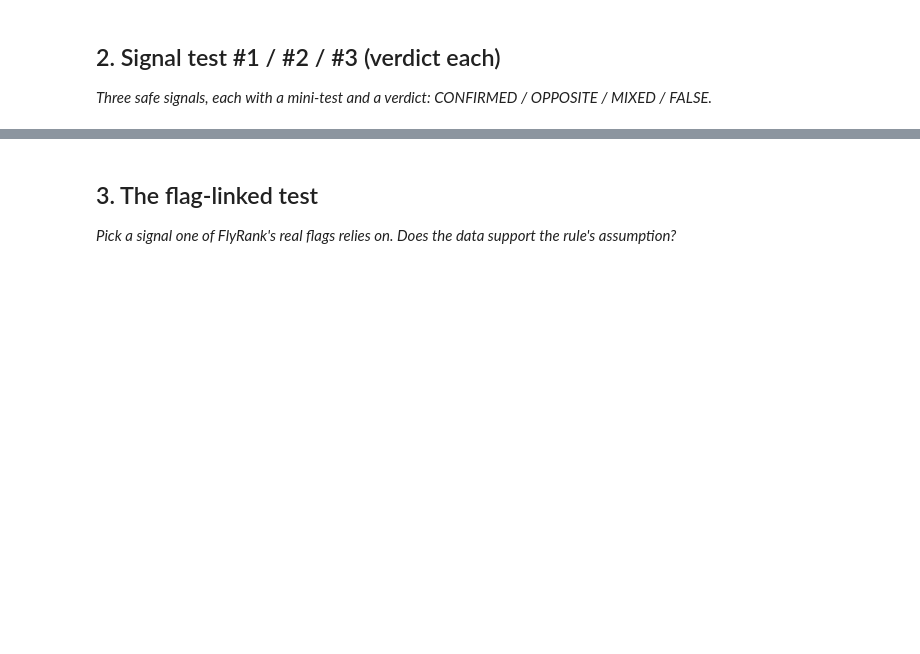
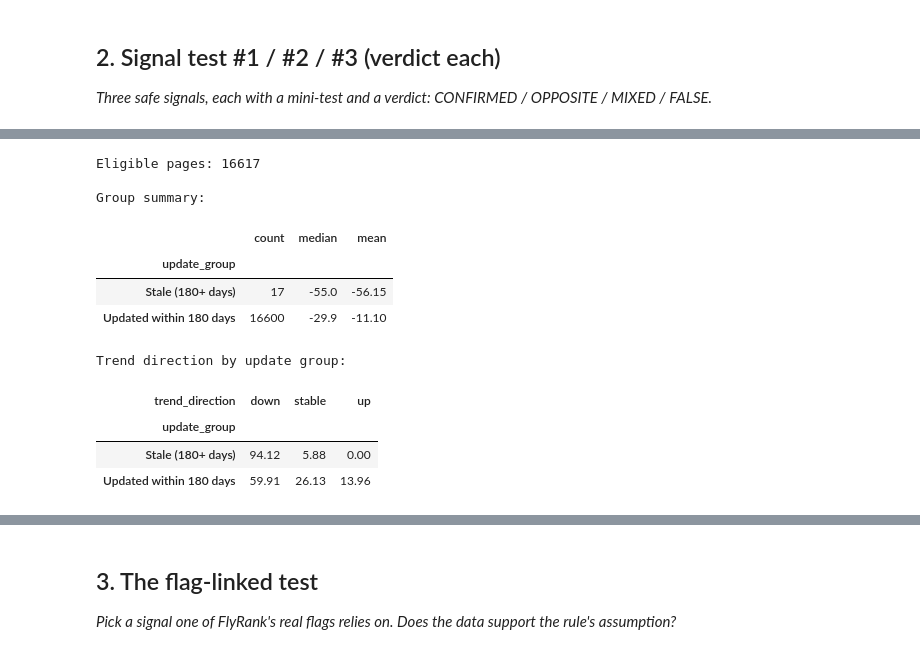
Before and after one commit to Ruchi74/flyrank-ml-internship, a Jupyter notebook: work/notebooks/w04_signal_audit.ipynb, the cells around one changed output, grey strips where cells are left out. Cells and saved outputs as stored; diff of their text form; code cells hidden in the pictures; blank space fills up the shorter version.

```diff
--- a/work/notebooks/w04_signal_audit.ipynb
+++ b/work/notebooks/w04_signal_audit.ipynb
@@ -19,0 +153,50 @@ This skeleton is yours to fill. Work the sections **in order** — each one has
+# %%
+
+# Signal Test 2: Stale content and traffic trends
+
+required = [
+    "days_since_last_update",
+    "impressions_90d",
+    "trend_pct"
+]
+missing = [col for col in required if col not in df.columns]
+
+if missing:
+    print("Missing required columns:", missing)
+else:
+    eligible = df[
+        df["impressions_90d"] >= 500
+    ].dropna(subset=["days_since_last_update", "trend_pct"]).copy()
+
+    eligible["update_group"] = eligible[
+        "days_since_last_update"
+    ].apply(lambda days: "Stale (180+ days)"
+            if days >= 180 else "Updated within 180 days")
+
+    print("Eligible pages:", len(eligible))
+    print("\nGroup summary:")
+    display(
+        eligible.groupby("update_group")["trend_pct"]
+        .agg(["count", "median", "mean"])
+        .round(2)
+    )
+
+    print("\nTrend direction by update group:")
+    display(pd.crosstab(
+        eligible["update_group"],
+        df.loc[eligible.index, "trend_direction"],
+        normalize="index"
+    ).mul(100).round(2))
+# %% [output]
+Eligible pages: 16617
+
+Group summary:
+|  | count | median | mean |
+| update_group |  |  |  |
+| Stale (180+ days) | 17 | -55.0 | -56.15 |
+| Updated within 180 days | 16600 | -29.9 | -11.10 |
+Trend direction by update group:
+| trend_direction | down | stable | up |
+| update_group |  |  |  |
+| Stale (180+ days) | 94.12 | 5.88 | 0.00 |
+| Updated within 180 days | 59.91 | 26.13 | 13.96 |
```
Also changed, not shown: parts of 12 cells of this notebook.
